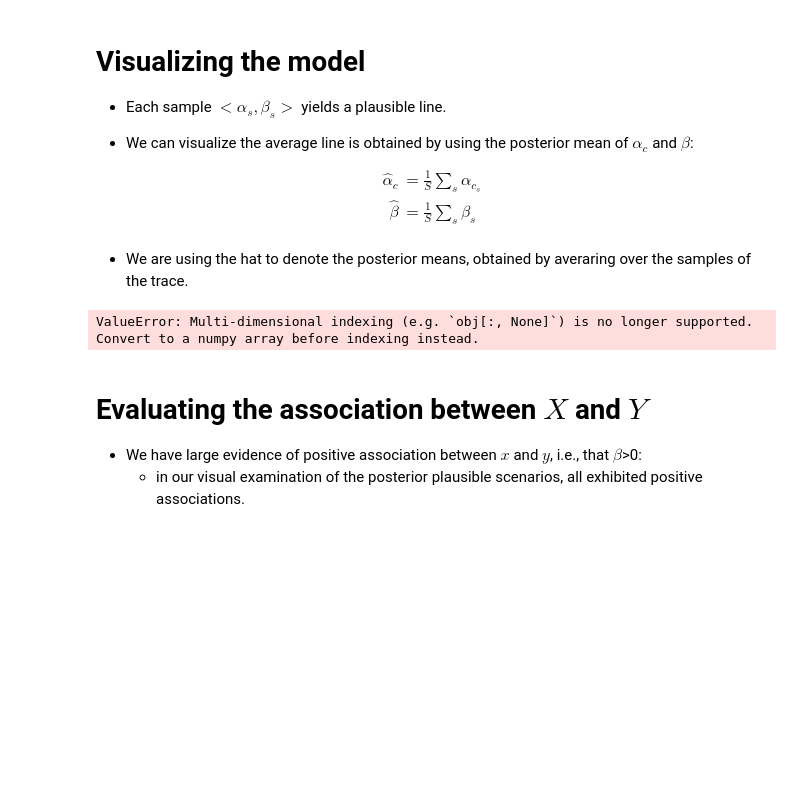
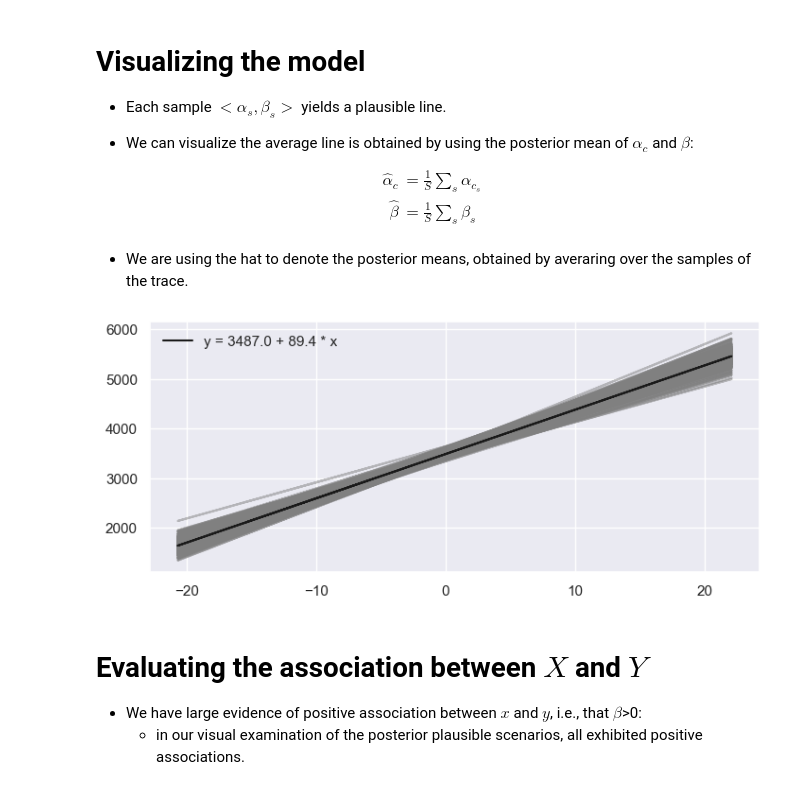
Before and after one commit to gcorani/bda, a Jupyter notebook: 5-LinearRegression.ipynb, the cells around one changed output. Drawn from its saved outputs; the diff is of its cells as text; code cells hidden in the pictures; blank space fills up the shorter version.

```diff
--- a/5-LinearRegression.ipynb
+++ b/5-LinearRegression.ipynb
@@ -427,20 +427,21 @@ beta_hat        =  idata.beta.values.mean() # 89.5
 # %%
 #We plot the average line (based on the posterior mean of alpha_c and beta) and  other plausible lines
 #using the sampled values of alpha_c and beta.
 #To quickly compute the plot, we pick one sample every 10.
 
 chosen_samples = range(0, len(idata.alpha_c.values),10)
 
 #The uncertainty is shown by plotting a different line for each sample of (alpha_c, beta).
-plt.plot(temperature_c,  idata.alpha_c.values[chosen_samples] + idata.beta.values[chosen_samples] * temperature_c[:, np.newaxis], c='gray', alpha=0.5)
+for i in range(len(chosen_samples)):
+    plt.plot(temperature_c,  idata.alpha_c.values[i] + idata.beta.values[i] * temperature_c, c='gray', alpha=0.5)
 
 #Mean value of the regression line
 alpha_hat =  idata.alpha_c.values.mean()
 beta_hat   =  idata.beta.values.mean()
-plt.plot(temperature_c, alpha_c_hat + beta_hat * temperature_c, c='k',label='y = {:.2f} + {:.2f} * x'.format(alpha_hat, beta_hat))
+plt.plot(temperature_c, alpha_c_hat + beta_hat * temperature_c, c='k',label='y = {:.1f} + {:.1f} * x'.format(alpha_hat, beta_hat))
 plt.legend();
 # %% [output]
-ValueError: Multi-dimensional indexing (e.g. `obj[:, None]`) is no longer supported. Convert to a numpy array before indexing instead.
+[figure, added]
 # %% [markdown]
 #  Evaluating the  association between $X$ and $Y$
 
```
Also changed, not shown: parts of 13 cells of this notebook, 1 other file.
